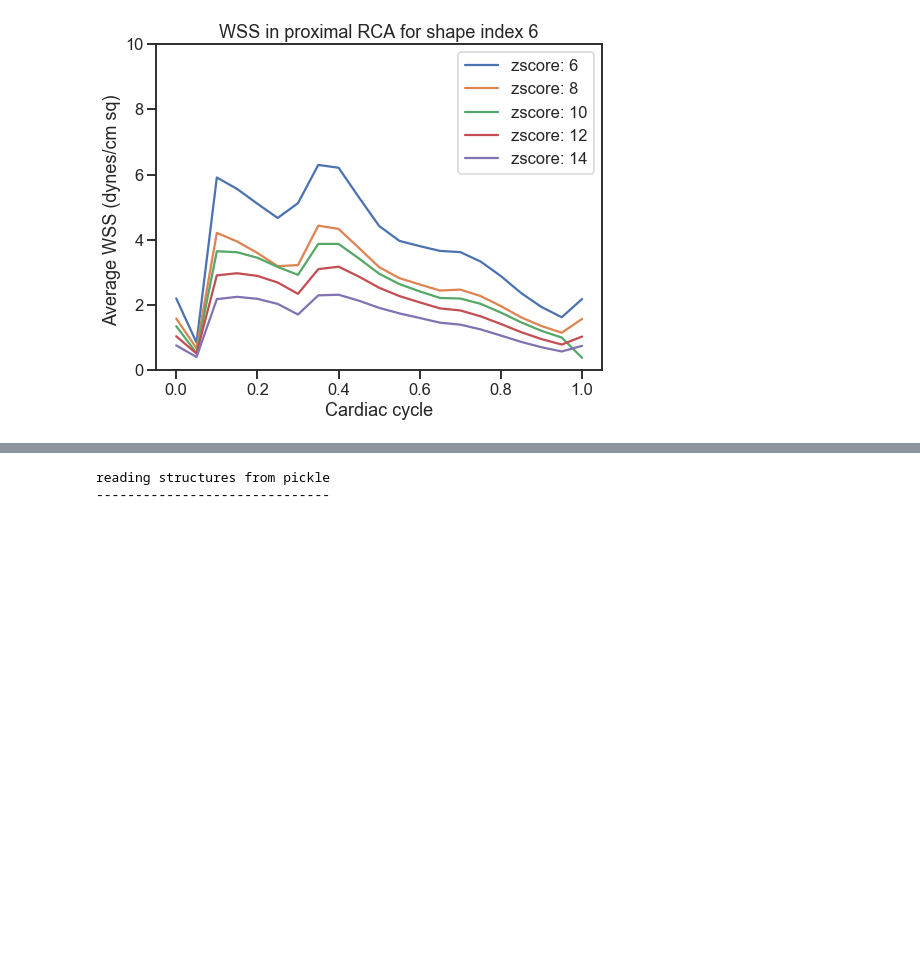
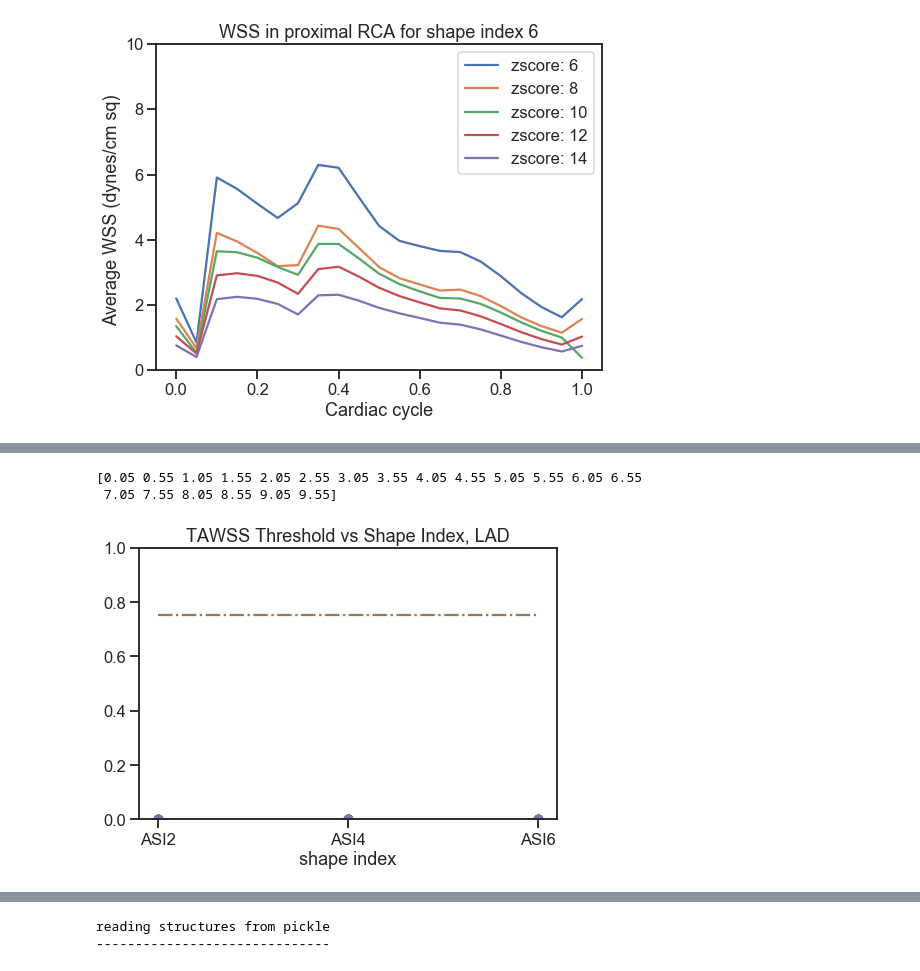
Before and after one commit to StanfordCBCL/KD-project, a Jupyter notebook: PostProcessVis_2019_Jan_4.ipynb, the cells around one changed output, grey strips where cells are left out. Drawn from its saved outputs; the diff is of its cells as text; code cells hidden in the pictures; blank space fills up the shorter version.

```diff
--- a/PostProcessVis_2019_Jan_4.ipynb
+++ b/PostProcessVis_2019_Jan_4.ipynb
@@ -134,0 +127,5 @@ print vtawss_rca
+# %%
+print threshold_bounds
+# %% [output]
+[0.05 0.55 1.05 1.55 2.05 2.55 3.05 3.55 4.05 4.55 5.05 5.55 6.05 6.55
+ 7.05 7.55 8.05 8.55 9.05 9.55]
@@ -134,0 +143,45 @@ print vtawss_rca
+# %%
+labels = ['prox', 'med', 'dist']
+plotted_z_scores = [6, 8, 10, 12, 14]
+threshold_bounds = np.arange(.05, 10.0, .5)
+plot_idx = 2
+
+fig = plt.figure(figsize=(10, 5))
+ax = fig.add_subplot(1, 1, 1)
+plt.xlabel('shape index')
+plt.title('TAWSS Threshold vs Shape Index, ' + animation_vessel[:-1] )
+plt.ylim(0, 1)
+
+# initialize the lines
+lines = []
+for index in range(len(plotted_z_scores)):
+    lobj = ax.plot(shapes,[0, 0, 0],lw=2, marker='o', label='z-score = ' + str(plotted_z_scores[index]))[0]
+    lines.append(lobj)
+
+def init():
+    ax.plot(shapes, [.75, .75, .75], linestyle='-.')
+    box = ax.get_position()
+    ax.set_position([box.x0, box.y0, box.width * 0.75, box.height])
+    return lines
+
+def animate(plot_idx):
+    ys =[]
+    for k, size in enumerate(sizes):
+        vtawss_sub_threshold_fracs = np.zeros(len(shapes))
+        for c, shape in enumerate(shapes):
+            vtawss_sub_threshold_fracs[c] = area_fracs[shape + '_' + size][plot_idx]
+        ys.append(vtawss_sub_threshold_fracs)
+
+    for lnum,line in enumerate(lines):
+        line.set_ydata(ys[lnum]) # set data for each line separately.
+
+    ax.set_ylabel('Fraction of Surface Area Under %.2f'%(threshold_bounds[plot_idx]))
+
+    ax.legend(loc='center left', bbox_to_anchor=(1, 0.5))
+
+    return lines
+
+
+anim = animation.FuncAnimation(fig, animate, init_func=init, frames=len(threshold_bounds), interval=600, blit=True)
+# %% [output]
+[figure, added]
```
Also changed, not shown: parts of 26 cells of this notebook, 8 other files.
